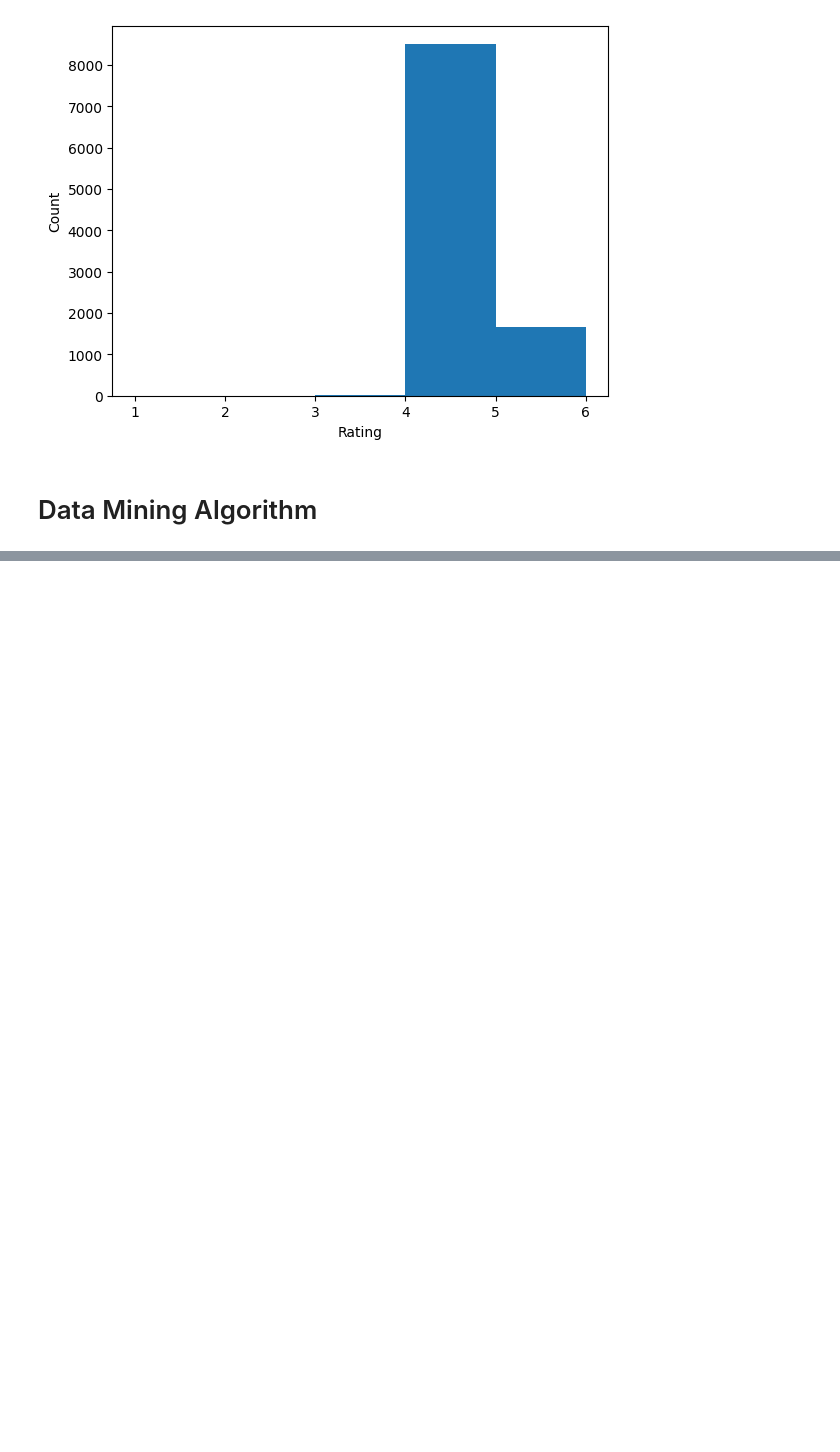
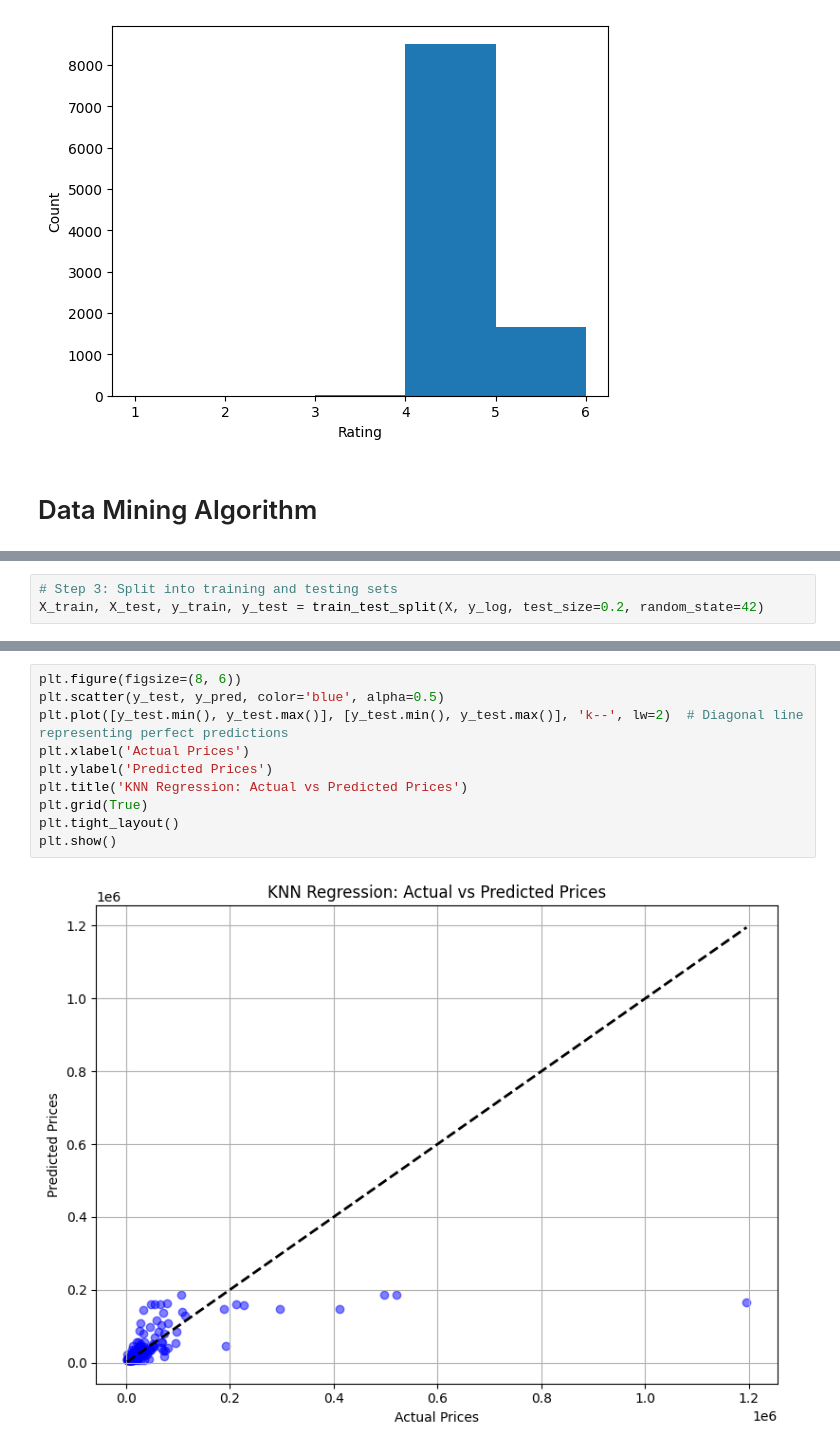
Before and after one commit to rimvelvet31/airbnb_data_mining_final_project, a Jupyter notebook: notebook.ipynb, the cells around one changed output, grey strips where cells are left out. Drawn from its saved outputs; the diff is of its cells as text; blank space fills up the shorter version.

```diff
--- a/notebook.ipynb
+++ b/notebook.ipynb
@@ -107,0 +187,3 @@ Text(0, 0.5, 'Count')
+# %%
+# Step 3: Split into training and testing sets
+X_train, X_test, y_train, y_test = train_test_split(X, y_log, test_size=0.2, random_state=42)
@@ -107,0 +220,12 @@ Text(0, 0.5, 'Count')
+# %%
+plt.figure(figsize=(8, 6))
+plt.scatter(y_test, y_pred, color='blue', alpha=0.5)
+plt.plot([y_test.min(), y_test.max()], [y_test.min(), y_test.max()], 'k--', lw=2)  # Diagonal line representing perfect predictions
+plt.xlabel('Actual Prices')
+plt.ylabel('Predicted Prices')
+plt.title('KNN Regression: Actual vs Predicted Prices')
+plt.grid(True)
+plt.tight_layout()
+plt.show()
+# %% [output]
+[figure, added]
```
Also changed, not shown: parts of 11 cells of this notebook.
